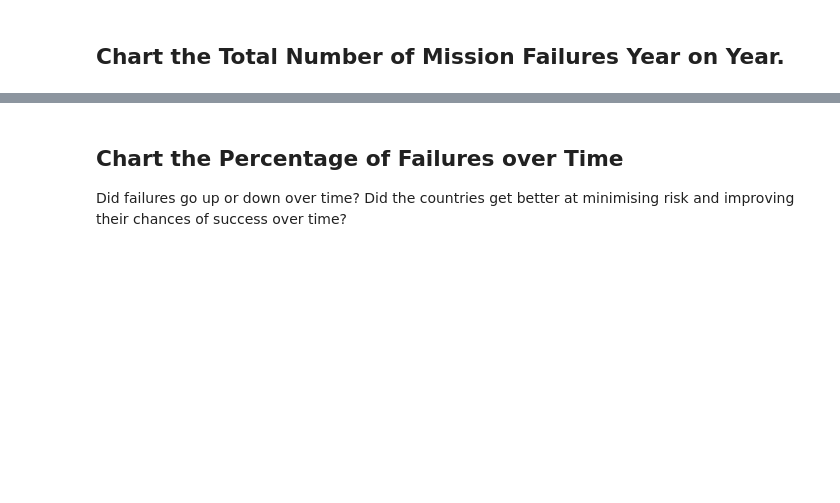
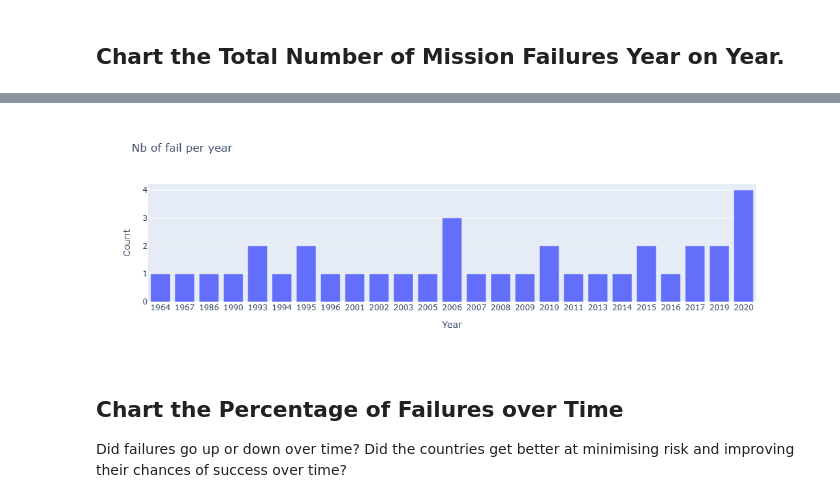
Before and after one commit to Bill-khk/Data-analysis, a Jupyter notebook: SpaceMissions/data/Space_Missions_Analysis.ipynb, the cells around one changed output, grey strips where cells are left out. Drawn from its saved outputs; the diff is of its cells as text; code cells hidden in the pictures; blank space fills up the shorter version.

```diff
--- a/SpaceMissions/data/Space_Missions_Analysis.ipynb
+++ b/SpaceMissions/data/Space_Missions_Analysis.ipynb
@@ -973,3 +949,6 @@ plt.show()
 [figure]
 # %% [markdown]
 ## Chart the Total Number of Mission Failures Year on Year.
+# %%
+fail_filter = clean_df[clean_df['Mission_Status']=='Failure']
+fail_filter.head()
@@ -975,0 +962,5 @@ plt.show()
+# %%
+fail_g = fail_filter.groupby('Year').size().reset_index()
+fail_g.rename(columns={0:'Count'}, inplace=True)
+fail_g.set_index('Year', inplace=True)
+fail_g.head()
@@ -976,3 +975,7 @@ plt.show()
+# %%
+px.bar(fail_g, x=fail_g.index, y='Count', title='Nb of fail per year')
+# %% [output]
+[figure, added]
 # %% [markdown]
 ## Chart the Percentage of Failures over Time
 
```
Also changed, not shown: parts of 18 cells of this notebook.
